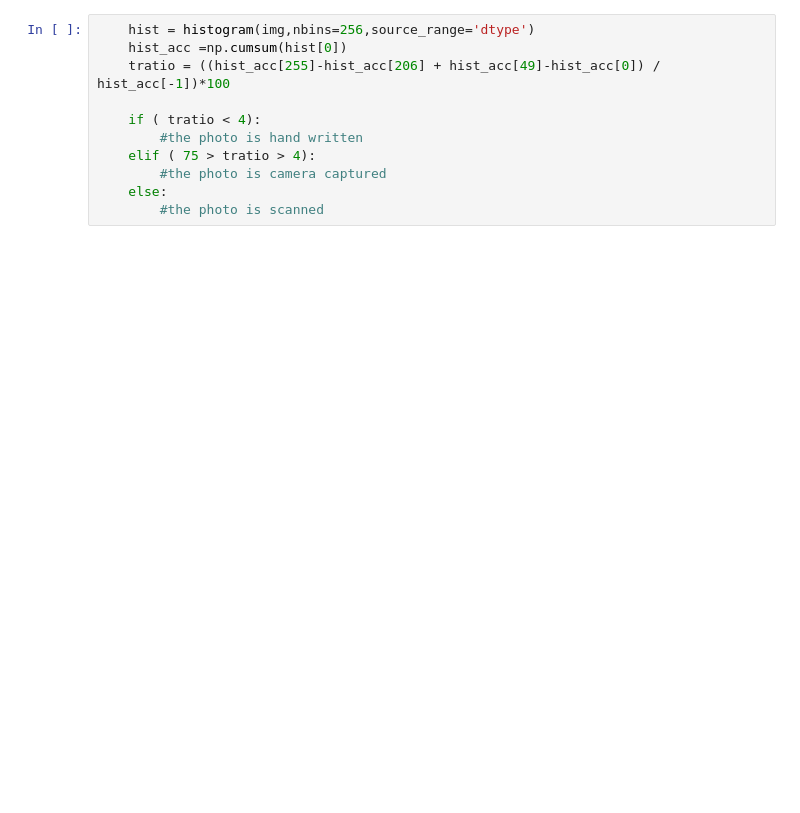
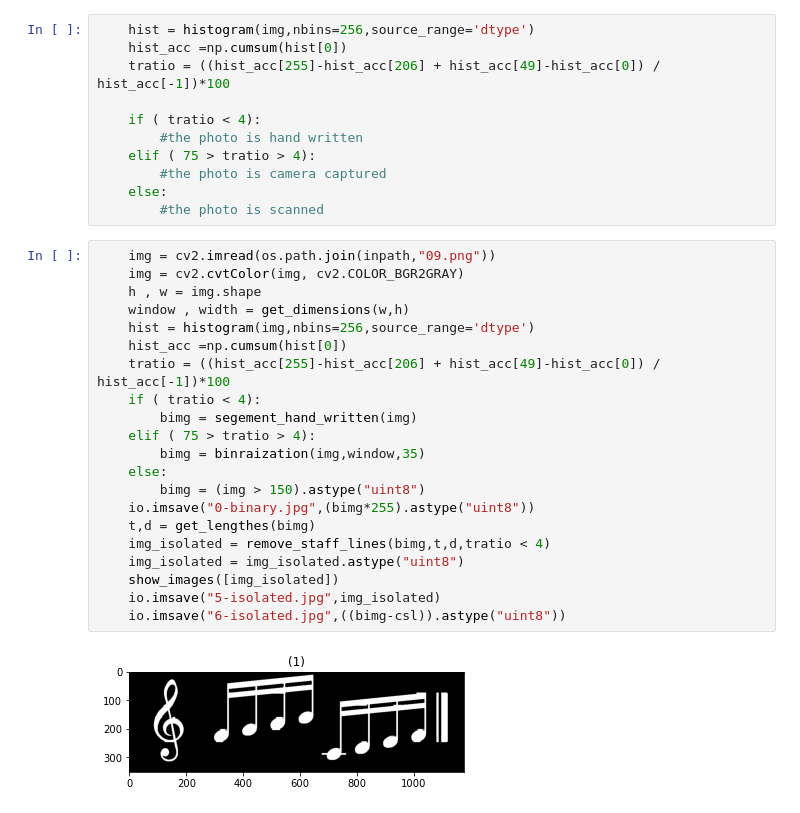
Before and after one commit to aaarafat/Mushido, a Jupyter notebook: notebooks/isolation2.ipynb, the cells around one changed output. Saved outputs shown, nothing was run; the diff lists cells and outputs as text; blank space fills up the shorter version.

```diff
--- a/notebooks/isolation2.ipynb
+++ b/notebooks/isolation2.ipynb
@@ -566,3 +566,26 @@ for box in boxes:
         #the photo is camera captured
     else:
         #the photo is scanned
+# %%
+    img = cv2.imread(os.path.join(inpath,"09.png"))
+    img = cv2.cvtColor(img, cv2.COLOR_BGR2GRAY)
+    h , w = img.shape
+    window , width = get_dimensions(w,h)
+    hist = histogram(img,nbins=256,source_range='dtype')
+    hist_acc =np.cumsum(hist[0])
+    tratio = ((hist_acc[255]-hist_acc[206] + hist_acc[49]-hist_acc[0]) / hist_acc[-1])*100
+    if ( tratio < 4):
+        bimg = segement_hand_written(img)
+    elif ( 75 > tratio > 4):
+        bimg = binraization(img,window,35)
+    else:
+        bimg = (img > 150).astype("uint8")
+    io.imsave("0-binary.jpg",(bimg*255).astype("uint8"))
+    t,d = get_lengthes(bimg)
+    img_isolated = remove_staff_lines(bimg,t,d,tratio < 4)
+    img_isolated = img_isolated.astype("uint8")
+    show_images([img_isolated])
+    io.imsave("5-isolated.jpg",img_isolated)
+    io.imsave("6-isolated.jpg",((bimg-csl)).astype("uint8"))
+# %% [output]
+[figure, added]
```
Also changed, not shown: parts of 4 cells of this notebook, 4 other files.
